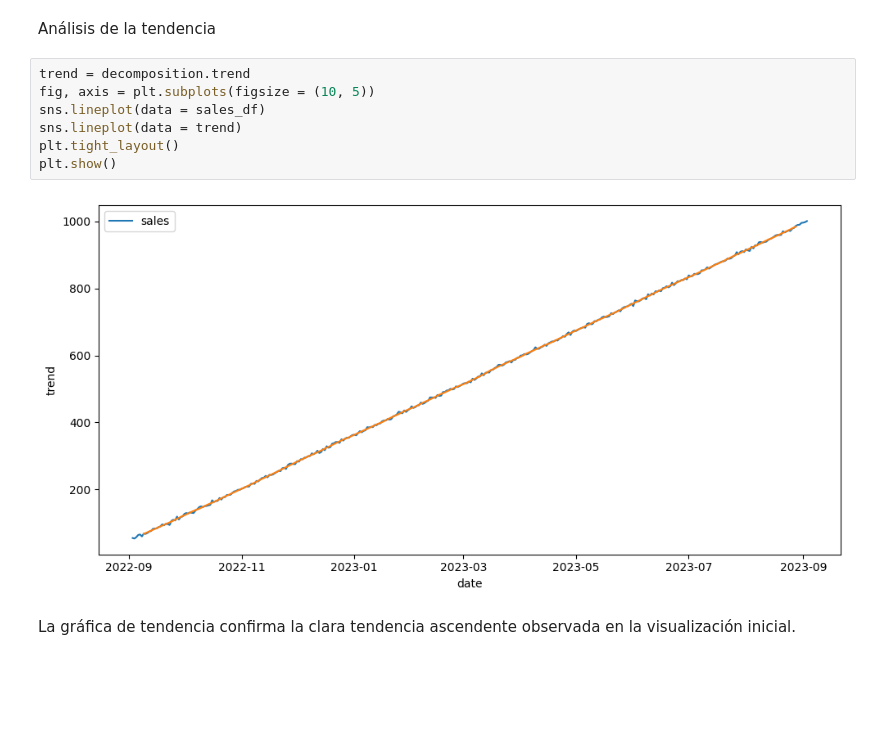
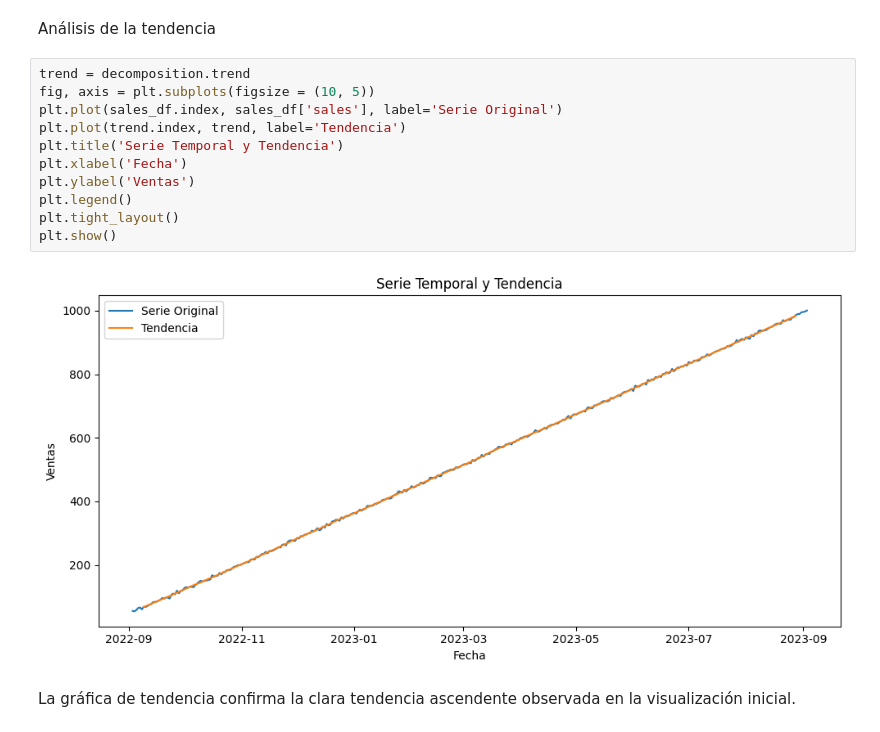
Before and after one commit to 4GeeksAcademy/Tulio-Gimenez-proyecto-de-series-de-tiempo-alternativo, a Jupyter notebook: src/explore.ipynb, the cells around one changed output. Saved outputs shown, nothing was run; the diff lists cells and outputs as text; blank space fills up the shorter version.

```diff
--- a/src/explore.ipynb
+++ b/src/explore.ipynb
@@ -73,12 +76,16 @@ Análisis de la tendencia
 # %%
 trend = decomposition.trend
 fig, axis = plt.subplots(figsize = (10, 5))
-sns.lineplot(data = sales_df)
-sns.lineplot(data = trend)
+plt.plot(sales_df.index, sales_df['sales'], label='Serie Original')
+plt.plot(trend.index, trend, label='Tendencia')
+plt.title('Serie Temporal y Tendencia')
+plt.xlabel('Fecha')
+plt.ylabel('Ventas')
+plt.legend()
 plt.tight_layout()
 plt.show()
 # %% [output]
-[figure, old version]
+[figure, new version]
 # %% [markdown]
 La gráfica de tendencia confirma la clara tendencia ascendente observada en la visualización inicial.
 # %% [markdown]
```
Also changed, not shown: parts of 21 cells of this notebook, 1 other file.
